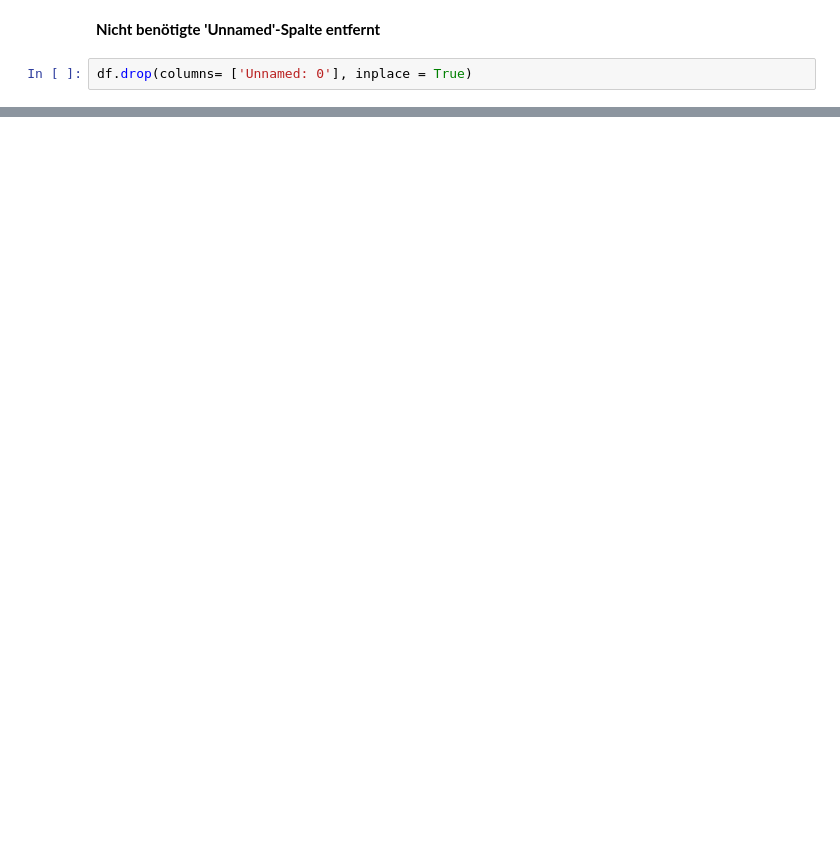
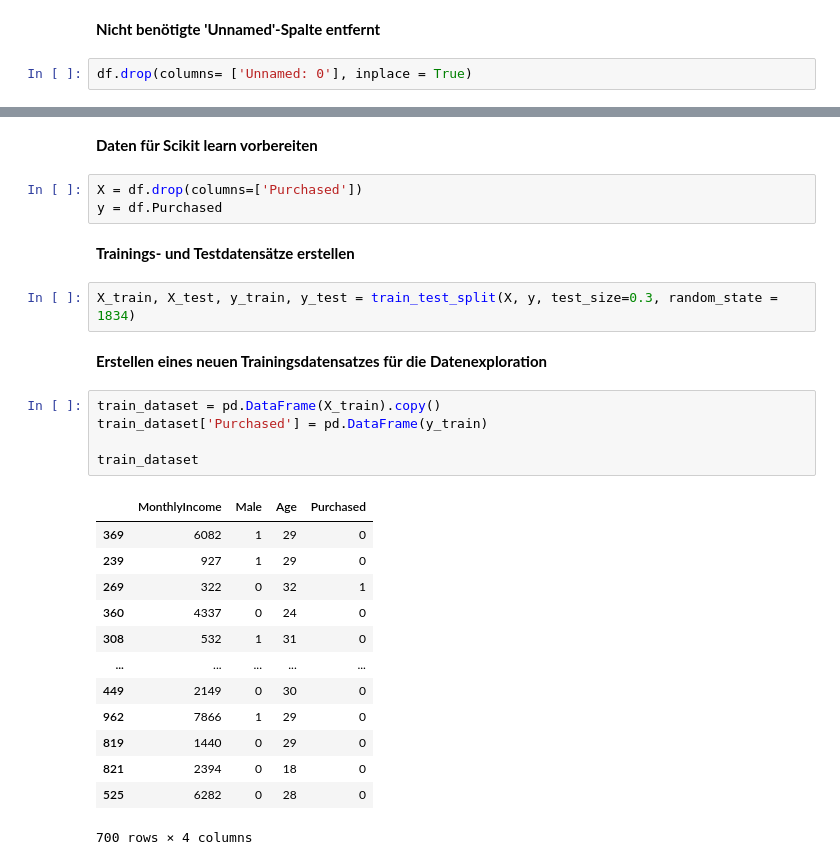
Before and after one commit to Aaron-David-HdM/Applied-Data-Analytics, a Jupyter notebook: UseCase_3/Durchfuehrung der Klassifikationsanalyse.ipynb, the cells around one changed output, grey strips where cells are left out. Cells and saved outputs as stored; diff of their text form; blank space fills up the shorter version.

```diff
--- a/UseCase_3/Durchfuehrung der Klassifikationsanalyse.ipynb
+++ b/UseCase_3/Durchfuehrung der Klassifikationsanalyse.ipynb
@@ -39 +46,31 @@ df['Purchased'].value_counts()
 Name: Purchased, dtype: int64
+# %% [markdown]
+**Daten für Scikit learn vorbereiten**
+# %%
+X = df.drop(columns=['Purchased'])
+y = df.Purchased
+# %% [markdown]
+**Trainings- und Testdatensätze erstellen**
+# %%
+X_train, X_test, y_train, y_test = train_test_split(X, y, test_size=0.3, random_state = 1834)
+# %% [markdown]
+**Erstellen eines neuen Trainingsdatensatzes für die Datenexploration**
+# %%
+train_dataset = pd.DataFrame(X_train).copy()
+train_dataset['Purchased'] = pd.DataFrame(y_train)
+
+train_dataset
+# %% [output]
+|  | MonthlyIncome | Male | Age | Purchased |
+| 369 | 6082 | 1 | 29 | 0 |
+| 239 | 927 | 1 | 29 | 0 |
+| 269 | 322 | 0 | 32 | 1 |
+| 360 | 4337 | 0 | 24 | 0 |
+| 308 | 532 | 1 | 31 | 0 |
+| ... | ... | ... | ... | ... |
+| 449 | 2149 | 0 | 30 | 0 |
+| 962 | 7866 | 1 | 29 | 0 |
+| 819 | 1440 | 0 | 29 | 0 |
+| 821 | 2394 | 0 | 18 | 0 |
+| 525 | 6282 | 0 | 28 | 0 |
+700 rows × 4 columns
```
Also changed, not shown: parts of 11 cells of this notebook.
